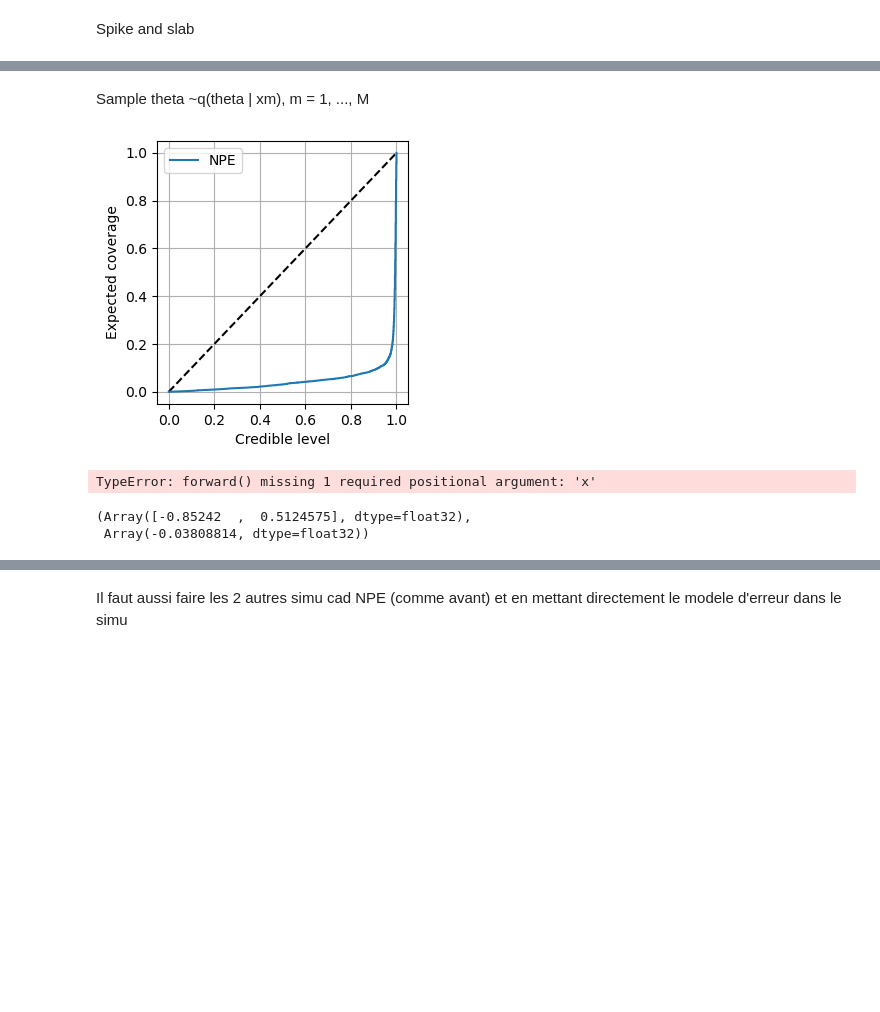
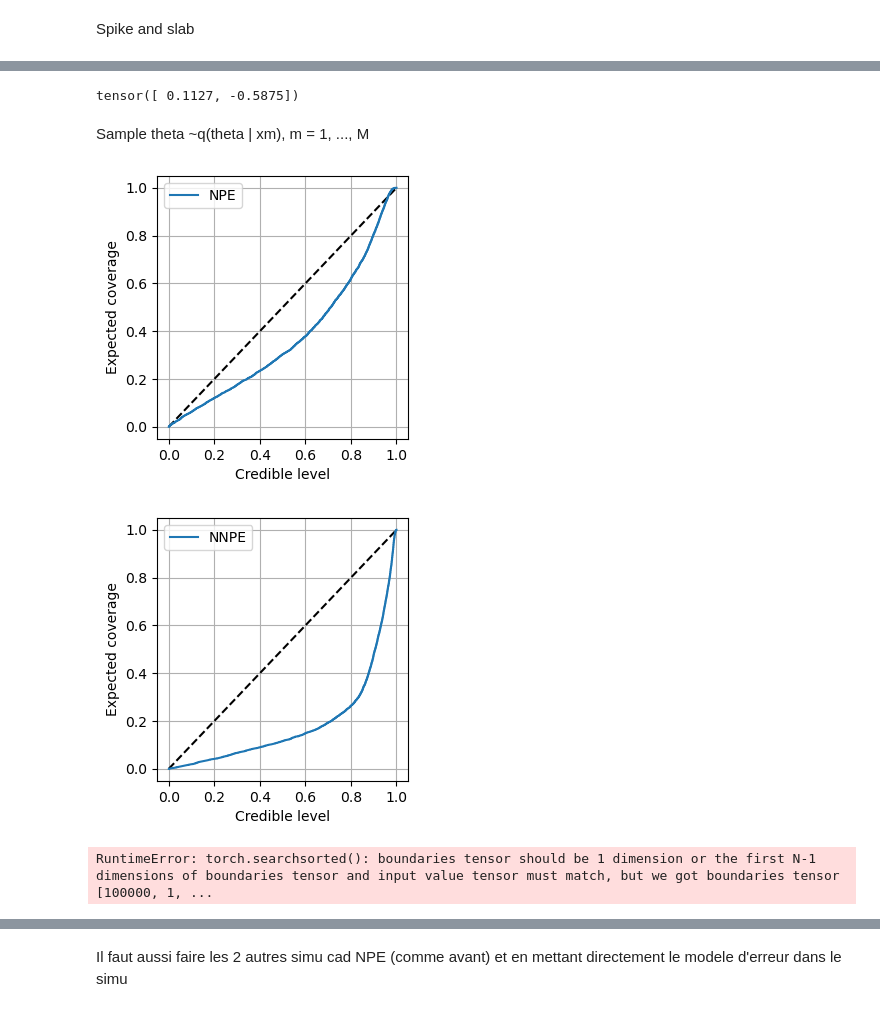
Before and after one commit to MouzaouiMatthieu/PFE, a Jupyter notebook: Robust_NPE.ipynb, the cells around one changed output, grey strips where cells are left out. Cells and saved outputs as stored; diff of their text form; code cells hidden in the pictures; blank space fills up the shorter version.

```diff
--- a/Robust_NPE.ipynb
+++ b/Robust_NPE.ipynb
@@ -23,5 +9,6 @@ import matplotlib.pyplot as plt
 # %%
 N = 50000
 prior_over_mu = zuko.distributions.Normal(torch.Tensor([0.0]), torch.Tensor([25.0]))
+mu=0
 # %% [markdown]
 Utils
@@ -41,3 +15,15 @@ def true_data_generating_process():
+# %%
+def true_dgp(mus):
+    """ True data generating process"""
+    res = torch.empty((mus.shape[0], 2))
+    for i, mu in enumerate(mus):
+
+        dist=  torch.distributions.Normal(mu, 2)
+        sample = dist.sample((100, ))
+        mean, var = torch.mean(sample).item(), torch.var(sample).item()
+        x = mean, var
+        res[i] = torch.tensor(x)
+    return res
 # %% [markdown]
 Simulation (line 1 & 2 of Algorithm 1)
 # %%
@@ -103,6 +172,12 @@ Train NPE q(theta|x) on the simulated dataset {(thetai, xi)}, i=1, ... N
 Uses a neural spline flow defining the transform on the interval [-5, 5] using 10  spline segments and 5 coupling layers. The base of the flow is a standard Gaussian distribution.
 # %%
 def build_nsf(features, context):
-    """Callable to isntanciate the NPE with NSFs"""
+    """Callable to instanciate the NPE with NSFs"""
     return zuko.flows.NSF(features, context, bins=10, transforms=5)
 q_NPE = lampe.inference.NPE(theta_dim = 1, x_dim=2, build=build_nsf)
+loss_NPE = lampe.inference.NPELoss(q_NPE)
+q_NPE = train_NPE(q_NPE, dataset, loss_NPE, theta_test, x_test)
+
+q_NPE_noisy = lampe.inference.NPE(theta_dim=1,x_dim=2,build=build_nsf)
+loss_NPE_noisy = lampe.inference.NPELoss(q_NPE_noisy)
+q_NPE_noisy = train_NPE(q_NPE_noisy, dataset_noisy, loss_NPE_noisy, thetas_test_noisy,x_test_noisy)
@@ -316,3 +335,7 @@ acc
+# %%
+x_samples.mean(0)
+# %% [output]
+tensor([ 0.1127, -0.5875])
 # %% [markdown]
 Sample theta ~q(theta | xm), m = 1, ..., M
 # %%
@@ -330,2 +344,13 @@ def my_coverage(q_NPE, theta_star, y_star, alpha):
+# %%
+from lampe.diagnostics import expected_coverage_mc, expected_coverage_ni
+from lampe.plots import nice_rc, coverage_plot
+npe_levels, npe_coverages = expected_coverage_mc(q_NPE.flow, dataset_star)
+nnpe_levels, nnpe_coverages = expected_coverage_mc(q_NPE_noisy.flow, dataset_star)
+
+fig = coverage_plot(npe_levels, npe_coverages, legend='NPE')
+fig = coverage_plot(nnpe_levels, nnpe_coverages, legend='NNPE')
+# %% [output]
+[figure, added]
+[figure, added]
 # %%
 xm_samples_ = xm_samples[0:5000]
@@ -334,24 +357,3 @@ test = lampe.data.JointDataset(theta_star.unsqueeze_(1),xm_samples_)
-# %%
-from lampe.diagnostics import expected_coverage_mc, expected_coverage_ni
-npe_levels, npe_coverages = expected_coverage_mc(q_NPE.flow, dataset_star)#TODO essayer ici de changer params
-from lampe.plots import nice_rc, coverage_plot
-fig = coverage_plot(npe_levels, npe_coverages, legend='NPE')
-# %% [output]
-[figure, removed]
-# %%
-#TODO Plot le NPE aussi mais il faut faire prendre les xm ?
-
-from lampe.diagnostics import expected_coverage_mc, expected_coverage_ni
-npe_levels, npe_coverages = expected_coverage_mc(q_NPE, test)#TODO essayer ici de changer params
-from lampe.plots import nice_rc, coverage_plot
-fig = coverage_plot(npe_levels, npe_coverages, legend='NPE')
-# %% [output]
-TypeError: forward() missing 1 required positional argument: 'x'
-# %%
-q_x.bijection.inverse_and_log_abs_det_jacobian(x_jax[0])
-# %% [output]
-(Array([-0.85242  ,  0.5124575], dtype=float32),
- Array(-0.03808814, dtype=float32))
 # %%
 def compute_log_prob(flow, thetas, x):
     res = []
@@ -361,5 +362,8 @@ def compute_log_prob(flow, thetas, x):
         res.append(log_prob.detach().item())
     return res
 # %%
-log_probs_RNPE = compute_log_prob(q_NPE, theta_star, xm_samples)
-log_probs_NPE = compute_log_prob(q_NPE, theta_star, x)
+log_probs_RNPE = compute_log_prob(q_NPE, thetas_star, xm_samples)
+log_probs_NPE = compute_log_prob(q_NPE, thetas_star, x)
+log_probs_NNPE = compute_log_prob(q_NPE_noisy, thetas_star, x_noisy)
+# %% [output]
+RuntimeError: torch.searchsorted(): boundaries tensor should be 1 dimension or the first N-1 dimensions of boundaries tensor and input value tensor must match, but we got boundaries tensor [100000, 1, ...
```
Also changed, not shown: parts of 30 cells of this notebook.
